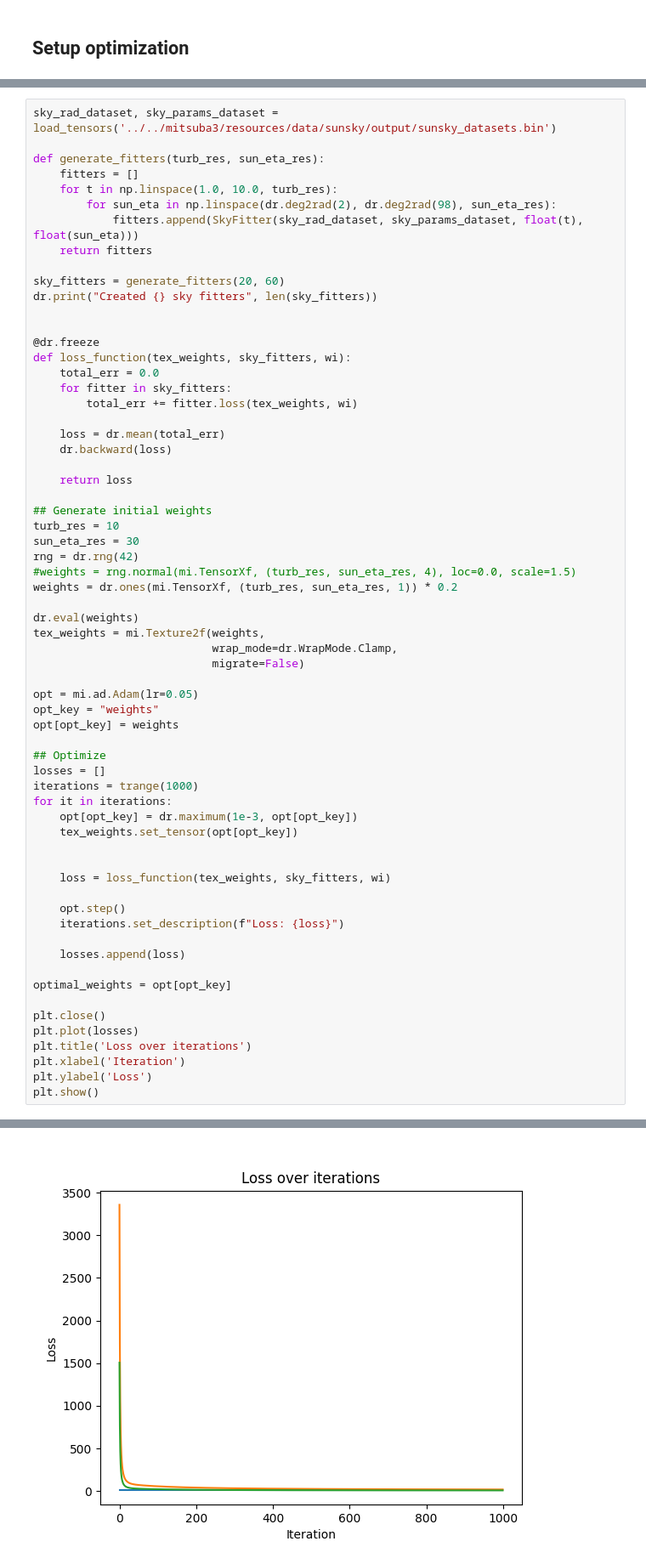
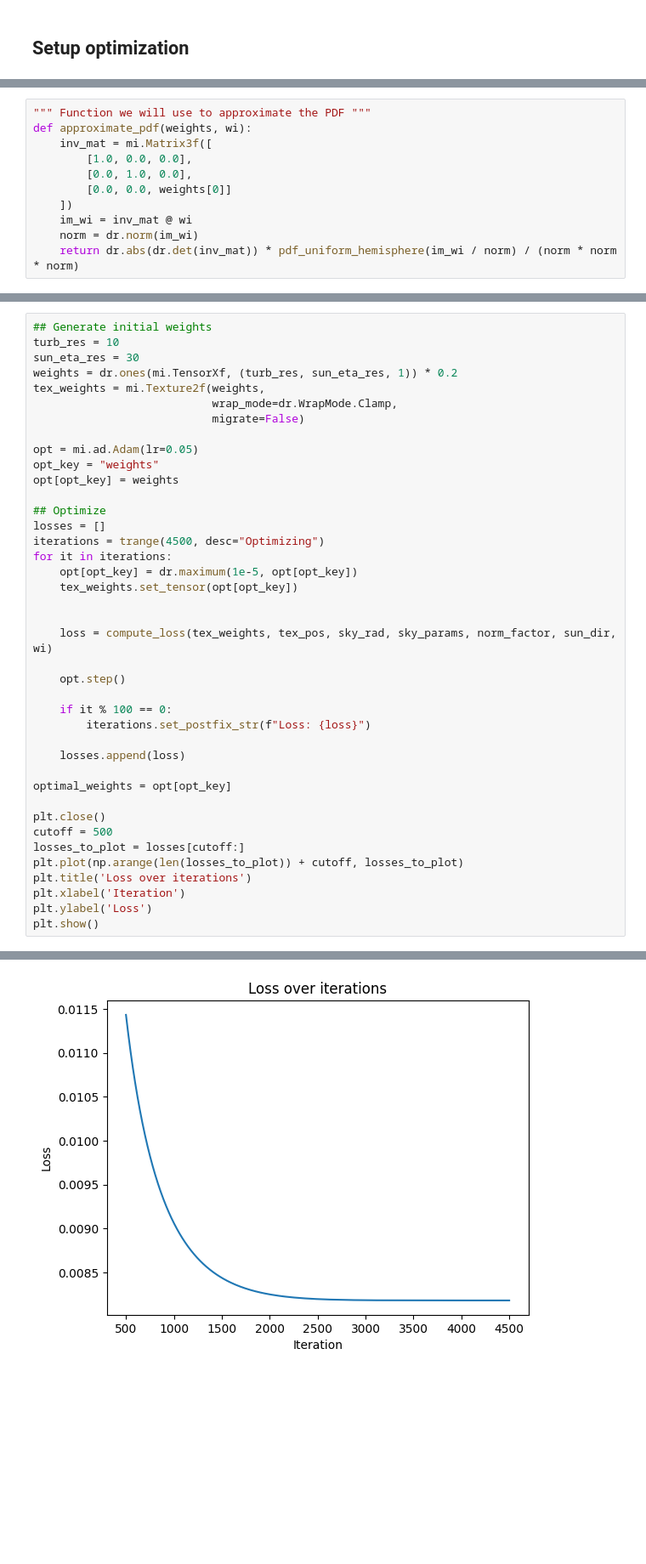
Before and after one commit to matttsss/mitsuba3, a Jupyter notebook: sampling_tests/warps.ipynb, the cells around one changed output, grey strips where cells are left out. Shown at 85% size. Saved outputs shown, nothing was run; the diff lists cells and outputs as text; blank space fills up the shorter version.

```diff
--- a/sampling_tests/warps.ipynb
+++ b/sampling_tests/warps.ipynb
@@ -188,0 +225,11 @@ class SkyFitter:
+# %%
+""" Function we will use to approximate the PDF """
+def approximate_pdf(weights, wi):
+    inv_mat = mi.Matrix3f([
+        [1.0, 0.0, 0.0],
+        [0.0, 1.0, 0.0],
+        [0.0, 0.0, weights[0]]
+    ])
+    im_wi = inv_mat @ wi
+    norm = dr.norm(im_wi)
+    return dr.abs(dr.det(inv_mat)) * pdf_uniform_hemisphere(im_wi / norm) / (norm * norm * norm)
@@ -189,36 +268,8 @@ class SkyFitter:
 # %%
-sky_rad_dataset, sky_params_dataset = load_tensors('../../mitsuba3/resources/data/sunsky/output/sunsky_datasets.bin')
-
-def generate_fitters(turb_res, sun_eta_res):
-    fitters = []
-    for t in np.linspace(1.0, 10.0, turb_res):
-        for sun_eta in np.linspace(dr.deg2rad(2), dr.deg2rad(98), sun_eta_res):
-            fitters.append(SkyFitter(sky_rad_dataset, sky_params_dataset, float(t), float(sun_eta)))
-    return fitters
-
-sky_fitters = generate_fitters(20, 60)
-dr.print("Created {} sky fitters", len(sky_fitters))
-
-
-@dr.freeze
-def loss_function(tex_weights, sky_fitters, wi):
-    total_err = 0.0
-    for fitter in sky_fitters:
-        total_err += fitter.loss(tex_weights, wi)
-
-    loss = dr.mean(total_err)
-    dr.backward(loss)
-
-    return loss
-
 ## Generate initial weights
 turb_res = 10
 sun_eta_res = 30
-rng = dr.rng(42)
-#weights = rng.normal(mi.TensorXf, (turb_res, sun_eta_res, 4), loc=0.0, scale=1.5)
 weights = dr.ones(mi.TensorXf, (turb_res, sun_eta_res, 1)) * 0.2
-
-dr.eval(weights)
 tex_weights = mi.Texture2f(weights,
                            wrap_mode=dr.WrapMode.Clamp,
                            migrate=False)
@@ -229,23 +280,27 @@ opt[opt_key] = weights
 
 ## Optimize
 losses = []
-iterations = trange(1000)
+iterations = trange(4500, desc="Optimizing")
 for it in iterations:
-    opt[opt_key] = dr.maximum(1e-3, opt[opt_key])
+    opt[opt_key] = dr.maximum(1e-5, opt[opt_key])
     tex_weights.set_tensor(opt[opt_key])
 
 
-    loss = loss_function(tex_weights, sky_fitters, wi)
+    loss = compute_loss(tex_weights, tex_pos, sky_rad, sky_params, norm_factor, sun_dir, wi)
 
     opt.step()
-    iterations.set_description(f"Loss: {loss}")
+
+    if it % 100 == 0:
+        iterations.set_postfix_str(f"Loss: {loss}")
 
     losses.append(loss)
 
 optimal_weights = opt[opt_key]
 
 plt.close()
-plt.plot(losses)
+cutoff = 500
+losses_to_plot = losses[cutoff:]
+plt.plot(np.arange(len(losses_to_plot)) + cutoff, losses_to_plot)
 plt.title('Loss over iterations')
 plt.xlabel('Iteration')
 plt.ylabel('Loss')
@@ -256 +309 @@ Created 1200 sky fitters
-[figure, old version]
+[figure, new version]
```
Also changed, not shown: parts of 12 cells of this notebook, 5 other files.
